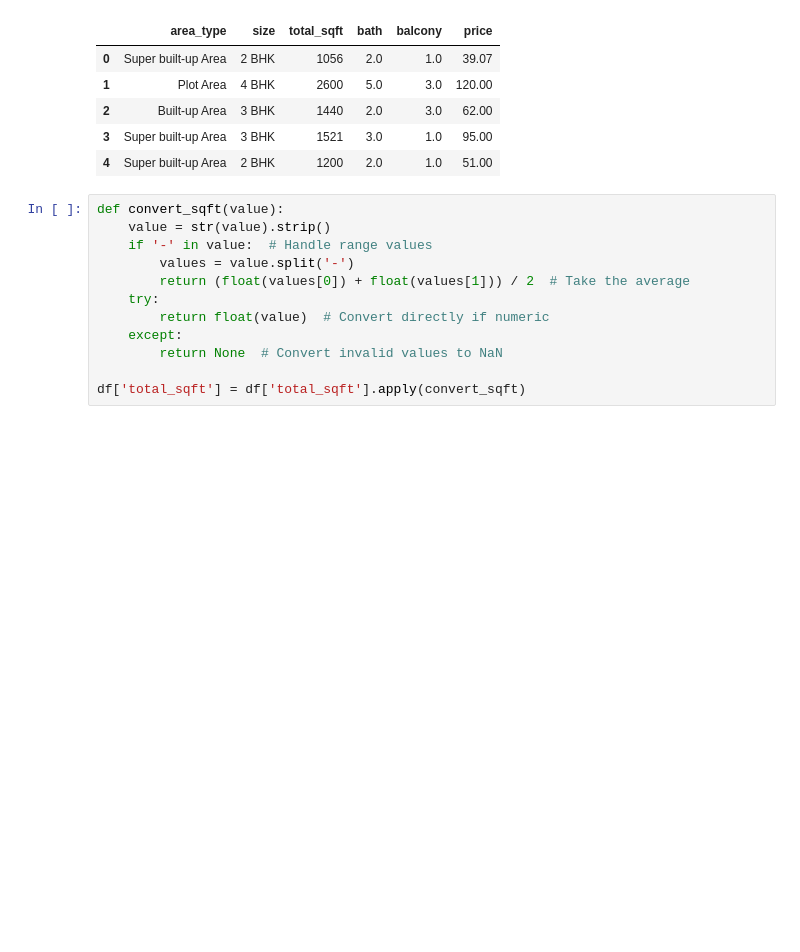
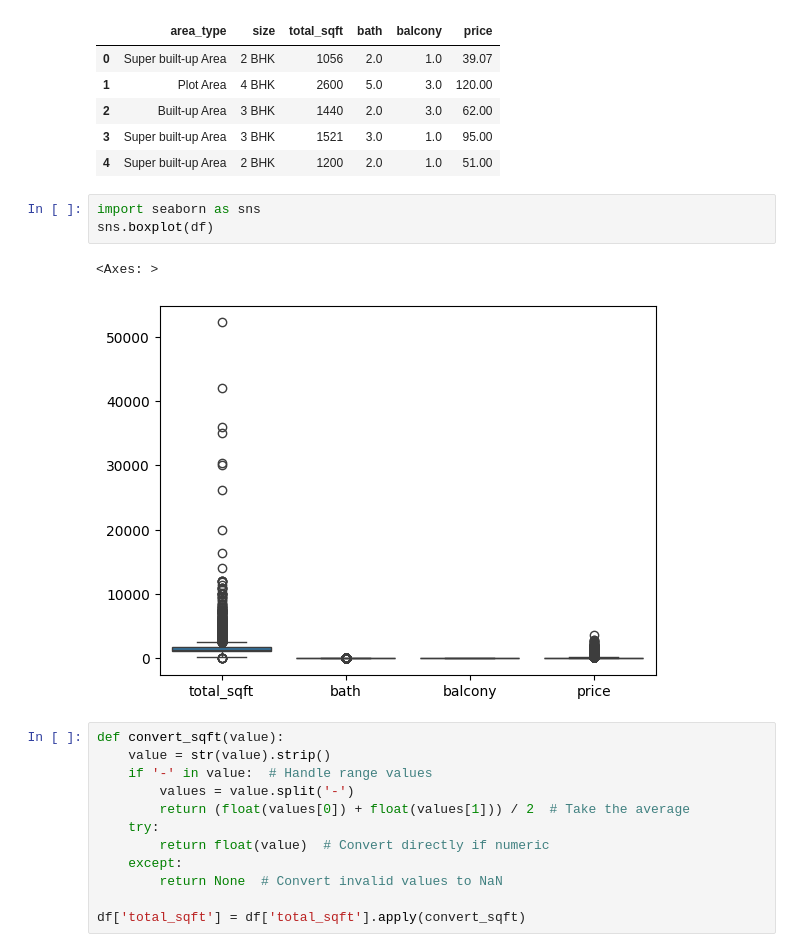
Before and after one commit to sharmi-jes/Bangalore-House-Prices, a Jupyter notebook: notebook/model_training.ipynb, the cells around one changed output. Drawn from its saved outputs; the diff is of its cells as text; blank space fills up the shorter version.

```diff
--- a/notebook/model_training.ipynb
+++ b/notebook/model_training.ipynb
@@ -32,6 +32,12 @@ df.head()
 | 2 | Built-up Area | 3 BHK | 1440 | 2.0 | 3.0 | 62.00 |
 | 3 | Super built-up Area | 3 BHK | 1521 | 3.0 | 1.0 | 95.00 |
 | 4 | Super built-up Area | 2 BHK | 1200 | 2.0 | 1.0 | 51.00 |
+# %%
+import seaborn as sns
+sns.boxplot(df)
+# %% [output]
+<Axes: >
+[figure, added]
 # %%
 def convert_sqft(value):
     value = str(value).strip()
```
Also changed, not shown: parts of 10 cells of this notebook, 26 other files.
